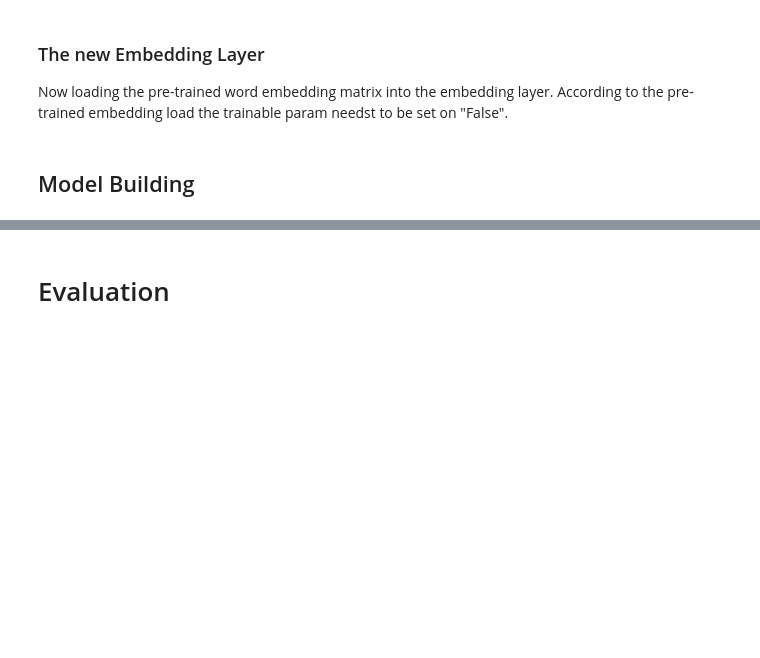
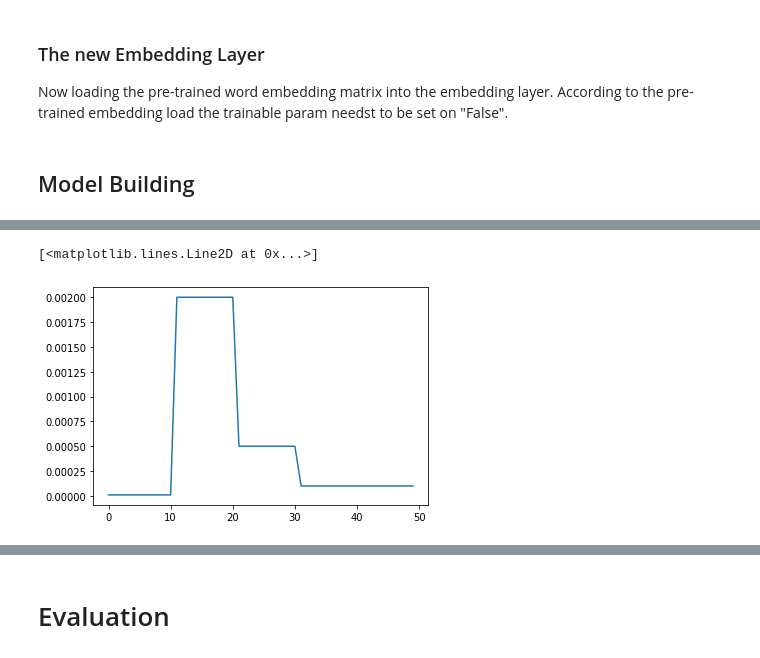
Before and after one commit to IIIskiplikIII/phrase2phrase-match-ai, a Jupyter notebook: phrase_2_phrase_matching.ipynb, the cells around one changed output, grey strips where cells are left out. Cells and saved outputs as stored; diff of their text form; code cells hidden in the pictures; blank space fills up the shorter version.

```diff
--- a/phrase_2_phrase_matching.ipynb
+++ b/phrase_2_phrase_matching.ipynb
@@ -396,11 +400,6 @@ Preparing a corresponding embedding matrix for the Embedding layer in Keras.
 
 According to the choosen pre-trained embedding matrix we need to set the embedding dimension on 100.
 # %%
-embedding_dim = 300 # according to the pretrained network
-hits = 0
-misses = 0
-lr = 5e-6
-
 embedding_matrix = np.zeros((vocab_size, embedding_dim))
 for word, i in tokenizer.word_index.items():
     embedding_vector = embeddings_index.get(word)
@@ -524,21 +496,27 @@ def get_run_logdir(root_logdir, project):
     return os.path.join(project_logdir, run_id)
 
 
-#def lr_schedule(epoch):
-#  """
-#  Returns a custom learning rate that decreases as epochs progress.
-#  """
-#  learning_rate = 0.2
-#  if epoch > 10:
-#    learning_rate = 0.02
-#  if epoch > 20:
-#    learning_rate = 0.01
-#  if epoch > 50:
-#    learning_rate = 0.005
-#
-#  tf.summary.scalar('learning rate', data=learning_rate, step=epoch)
-#  return learning_rate
+def lr_schedule(epoch):
+  """
+  Returns a custom learning rate that decreases as epochs progress.
+  """
+  learning_rate = lr
+  if epoch > 10:
+    learning_rate = 0.002
+  if epoch > 20:
+    learning_rate = 0.0005
+  if epoch > 30:
+    learning_rate = 0.0001
+
+  tf.summary.scalar('learning rate', data=learning_rate, step=epoch)
+  return learning_rate
 
 tensorboard_callback = tf.keras.callbacks.TensorBoard(log_dir=get_run_logdir(root_logdir,"nlp_phrase2phrase"), histogram_freq=1)
-#lr_callback = tf.keras.callbacks.LearningRateScheduler(lr_schedule)
+tensorboard_callback_deberta = tf.keras.callbacks.TensorBoard(log_dir=get_run_logdir(root_logdir,"nlp_phrase2phrase_deberta"), histogram_freq=1)
+lr_callback = tf.keras.callbacks.LearningRateScheduler(lr_schedule)
+# %%
+plt.plot([lr_schedule(e) for e in range(num_epochs)])
+# %% [output]
+[<matplotlib.lines.Line2D at 0x...>]
+[figure, added]
 # %%
```
Also changed, not shown: parts of 54 cells of this notebook.
